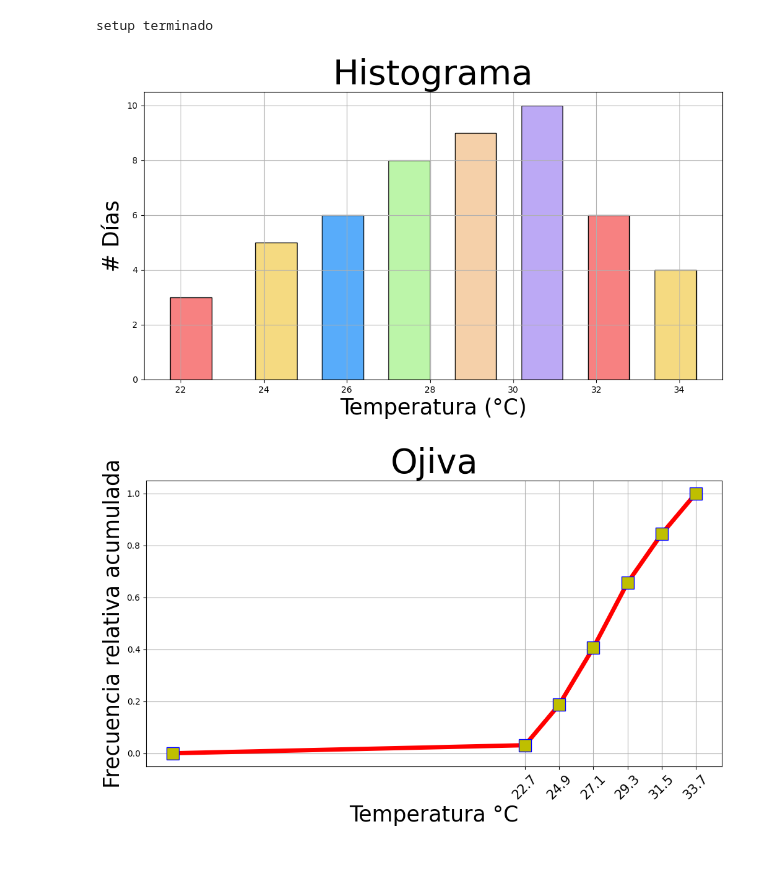
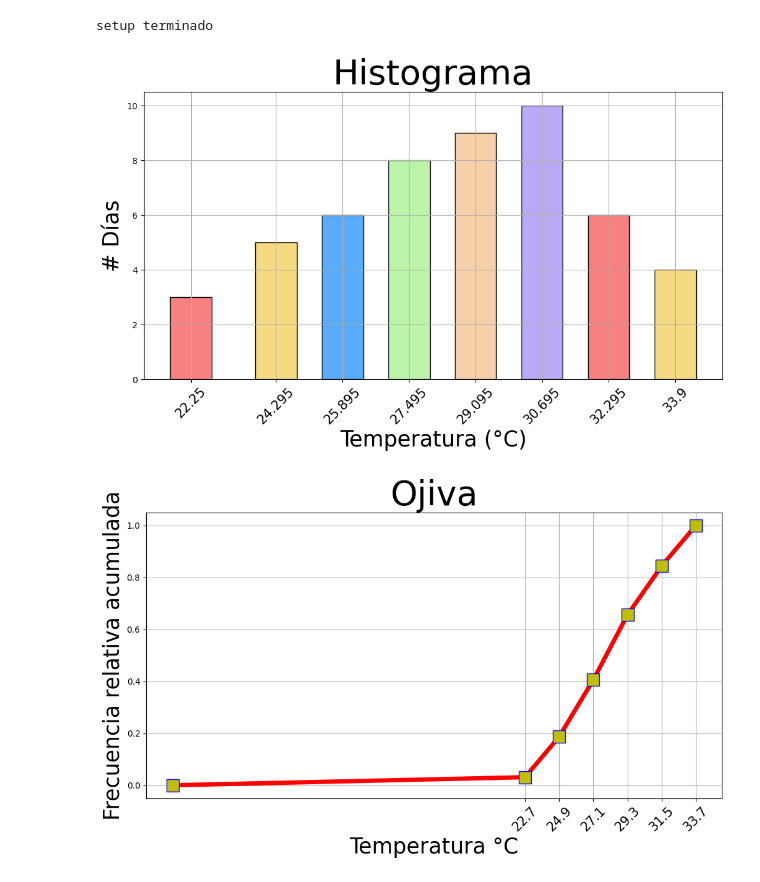
Before and after one commit to melaniesantiago/GraficasPyE, a Jupyter notebook: notebook955e323f6e.ipynb, the cells around one changed output. Cells and saved outputs as stored; diff of their text form; code cells hidden in the pictures.

Commit message:
Se corrigió el histograma
Signed-off-by: Luis Fernando Gonzaga López <230110528@itsoeh.edu.mx>

```diff
--- a/notebook955e323f6e.ipynb
+++ b/notebook955e323f6e.ipynb
@@ -83,23 +83,26 @@ setup terminado
 # %%
 plt.figure(figsize = (12, 6)) # (ancho, largo) de la grafica
 
 marcas_clase = [22.25, 24.295, 25.895, 27.495, 29.095, 30.695, 32.295, 33.9] # datos del eje x
 frecuen = [3, 5, 6, 8, 9, 10, 6, 4] # datos del eje y
 
 # Histograma con:
 # - barras ajestadas al 100% (width = 1)
 # - contorno negro (edgecolor = k)
 plt.bar(marcas_clase, frecuen,
         width = 1, edgecolor = "k",
         color = ["#F78181", "#F5DA81", "#58ACFA", "#BCF5A9", "#F5D0A9", "#BCA9F5"])
 
+marcas_texto = ["22.25", "24.295", "25.895", "27.495", "29.095", "30.695", "32.295", "33.9"]
+plt.xticks(marcas_clase , marcas_texto, fontsize= 15, rotation= 45)
+
 plt.xlabel("Temperatura (°C)", fontsize = 25) # etiqueta del eje x
 plt.ylabel("# Días", fontsize = 25) # etiqueta del eje y
 plt.title("Histograma", fontsize = 40) # titulo de la grafica
-plt.grid() # se activa la cuadricula
+plt.grid(True) # se activa la cuadricula
 plt.show() # se muestra el grafico en pantalla
 # %% [output]
-[figure, old version]
+[figure, new version]
 # %%
 
 plt.figure(figsize = (12, 6)) # Ancho, largo del grafico
```
